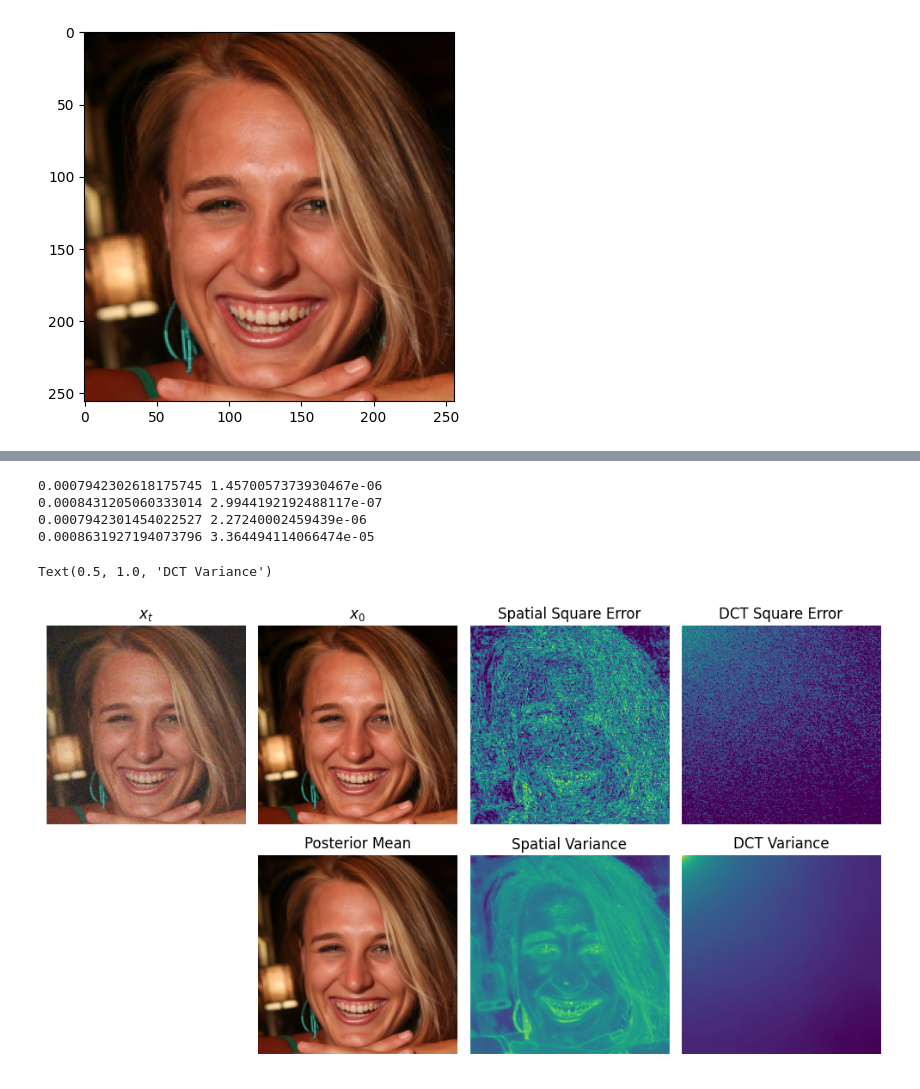
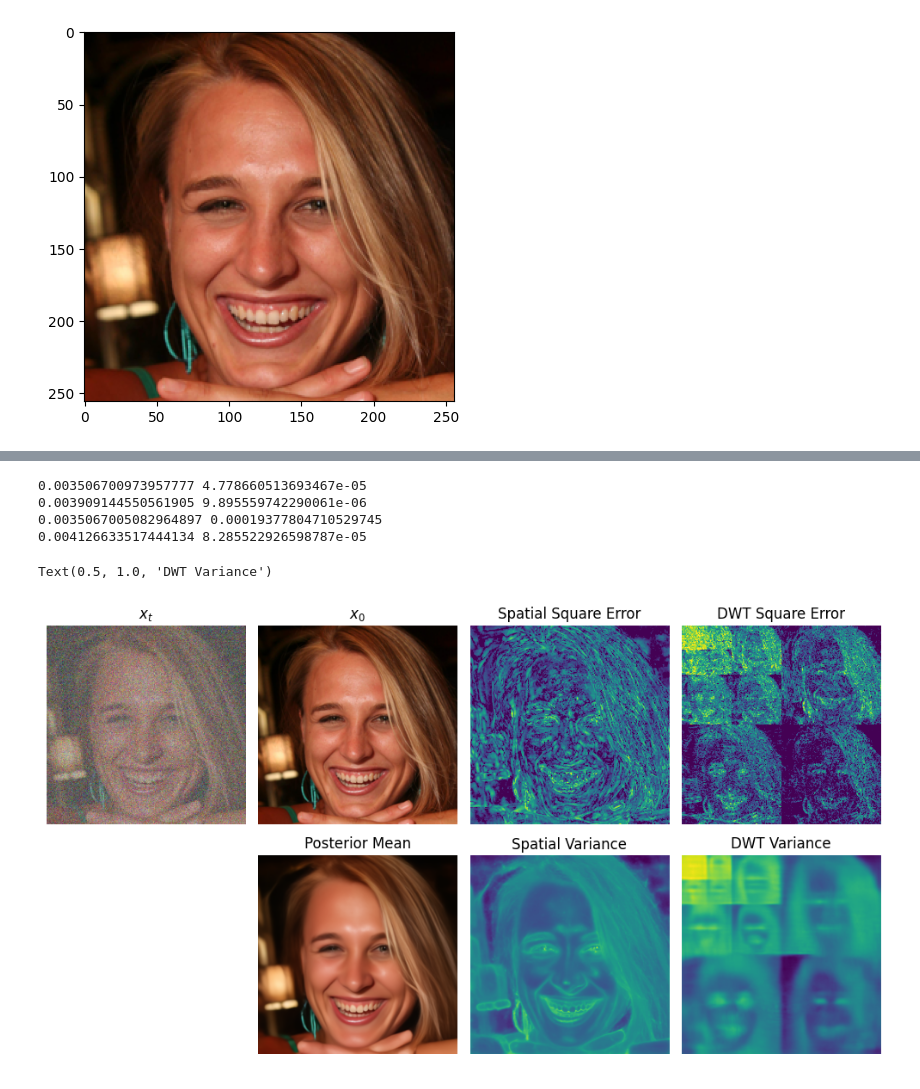
Before and after one commit to xypeng9903/k-diffusion-inverse-problems, a Jupyter notebook: viz.ipynb, the cells around one changed output, grey strips where cells are left out. Drawn from its saved outputs; the diff is of its cells as text; code cells hidden in the pictures.

```diff
--- a/viz.ipynb
+++ b/viz.ipynb
@@ -81,8 +81,8 @@ def to_show(x: torch.Tensor, ref=None):
 class Args:
     def __init__(self) -> None:
         self.batch_size = 1
-        self.config = "configs/train_ffhq_dct.json"
-        self.checkpoint = "../model_zoo/ffhq_dct_05030000.pth"
+        self.config = "configs/test_ffhq_dwt_large.json"
+        self.checkpoint = "../model_zoo/ffhq_dwt_large_01120000.pth"
 
 
 args = Args()
@@ -147,7 +137,7 @@ sigma_max = model_config['sigma_max']
 sigmas = K.sampling.get_sigmas_karras(50, sigma_min, sigma_max, rho=7., device=device)
 x0 = x0.to(device)
 
-sigma = torch.Tensor([0.1]).to(device)
+sigma = torch.Tensor([0.5]).to(device)
 x = x0 + torch.randn_like(x0) * sigma
 x = x.requires_grad_()
 
@@ -167,38 +157,38 @@ print(error.mean().item(), error.var().item())
 print(error_pred.mean().item(), error_pred.var().item())
 
 print(error_ot.mean().item(), error_ot.var().item())
 print(error_ot_pred.mean().item(), error_ot_pred.var().item())
 
 
 fig, axes = plt.subplots(2, 4, figsize=(10, 5.5))
 for ax in axes.flatten():
     ax.axis('off')
 plt.tight_layout()
 
 axes[0, 0].imshow(to_show(x), vmin=0, vmax=1)
 axes[0, 0].set_title(rf"$x_t$")
 
 axes[0, 1].imshow(to_show(x0))
 axes[0, 1].set_title(rf"$x_0$")
 
 axes[1, 1].imshow(to_show(x0_mean))
 axes[1, 1].set_title(rf"Posterior Mean")
 
 axes[0, 2].imshow(to_show(error.log(), ref=error_pred.log()), vmin=0, vmax=1)
 axes[0, 2].set_title(rf"Spatial Square Error")
 
 axes[1, 2].imshow(to_show(error_pred.log()), vmin=0, vmax=1)
 axes[1, 2].set_title(rf"Spatial Variance")
 
 axes[0, 3].imshow(to_show(error_ot.log(), ref=error_ot_pred.log()), vmin=0, vmax=1)
-axes[0, 3].set_title(rf"DCT Square Error")
+axes[0, 3].set_title(rf"DWT Square Error")
 
 axes[1, 3].imshow(to_show(error_ot_pred.log()), vmin=0, vmax=1)
-axes[1, 3].set_title(rf"DCT Variance")
+axes[1, 3].set_title(rf"DWT Variance")
 # %% [output]
-0.0007942302618175745 1.4570057373930467e-06
-0.0008431205060333014 2.9944192192488117e-07
-0.0007942301454022527 2.27240002459439e-06
-0.0008631927194073796 3.364494114066474e-05
+0.003506700973957777 4.778660513693467e-05
+0.003909144550561905 9.895559742290061e-06
+0.0035067005082964897 0.00019377804710529745
+0.004126633517444134 8.285522926598787e-05
-Text(0.5, 1.0, 'DCT Variance')
+Text(0.5, 1.0, 'DWT Variance')
-[figure, old version]
+[figure, new version]
```
Also changed, not shown: parts of 1 cell of this notebook.
